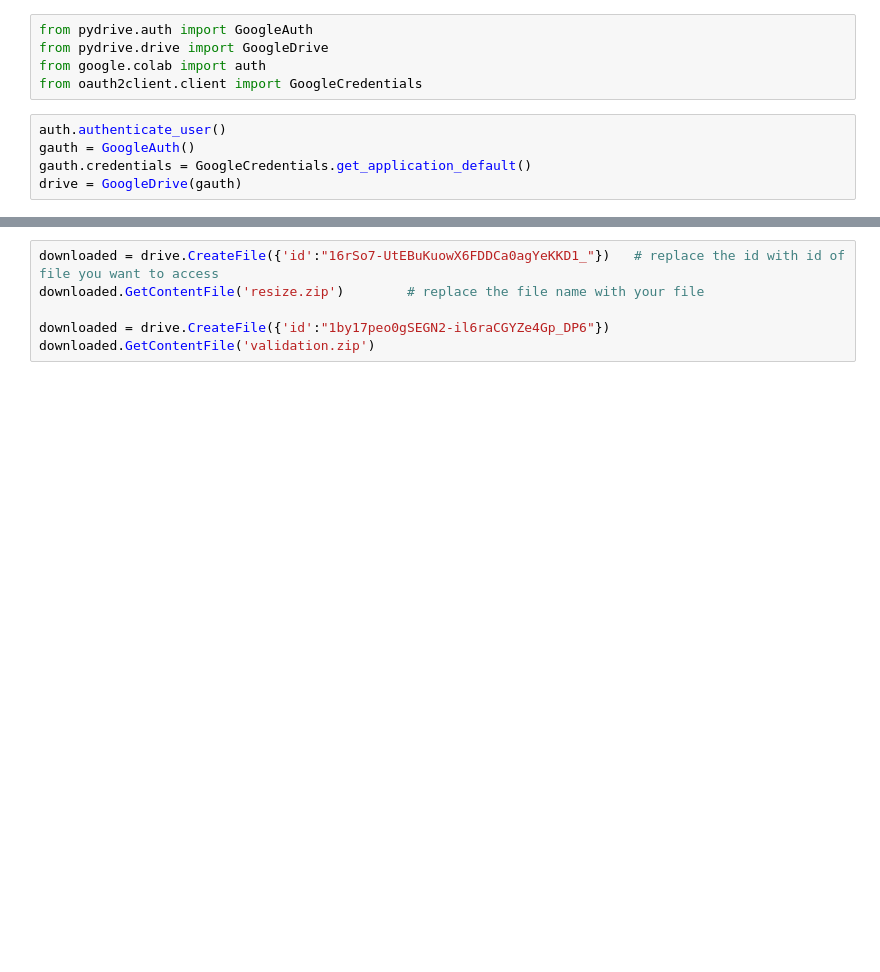
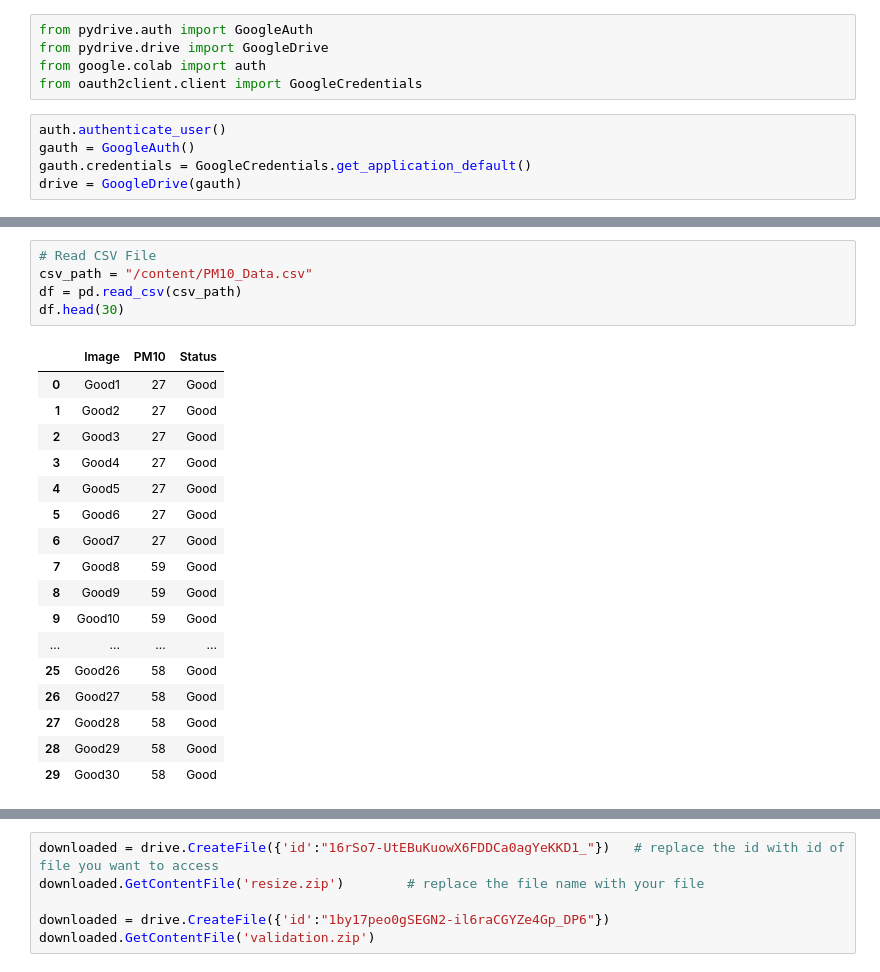
Before and after one commit to gani88/PreAirCapstoneProject, a Jupyter notebook: Machine_Learning/Code/status_PM10.ipynb, the cells around one changed output, grey strips where cells are left out. Drawn from its saved outputs; the diff is of its cells as text; blank space fills up the shorter version.

Commit message:
Update status_PM10.ipynb
Add code to randomize dataset and split it.

```diff
--- a/Machine_Learning/Code/status_PM10.ipynb
+++ b/Machine_Learning/Code/status_PM10.ipynb
@@ -41,0 +79,23 @@ drive = GoogleDrive(gauth)
+# %%
+# Read CSV File
+csv_path = "/content/PM10_Data.csv"
+df = pd.read_csv(csv_path)
+df.head(30)
+# %% [output]
+|  | Image | PM10 | Status |
+| 0 | Good1 | 27 | Good |
+| 1 | Good2 | 27 | Good |
+| 2 | Good3 | 27 | Good |
+| 3 | Good4 | 27 | Good |
+| 4 | Good5 | 27 | Good |
+| 5 | Good6 | 27 | Good |
+| 6 | Good7 | 27 | Good |
+| 7 | Good8 | 59 | Good |
+| 8 | Good9 | 59 | Good |
+| 9 | Good10 | 59 | Good |
+| ... | ... | ... | ... |
+| 25 | Good26 | 58 | Good |
+| 26 | Good27 | 58 | Good |
+| 27 | Good28 | 58 | Good |
+| 28 | Good29 | 58 | Good |
+| 29 | Good30 | 58 | Good |
```
Also changed, not shown: parts of 14 cells of this notebook.
